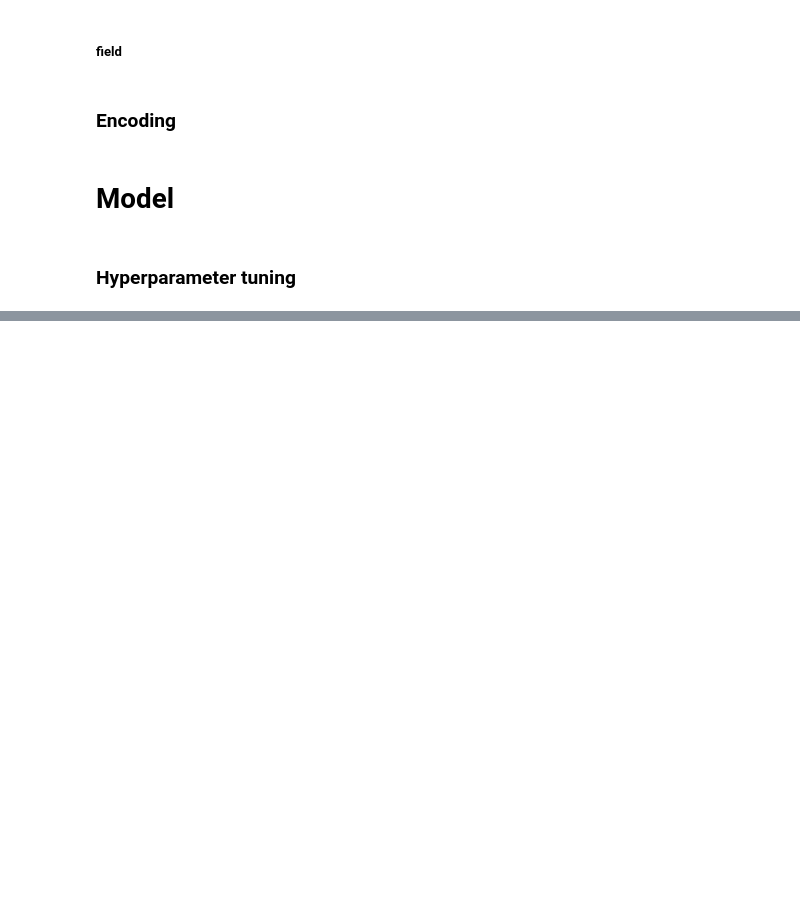
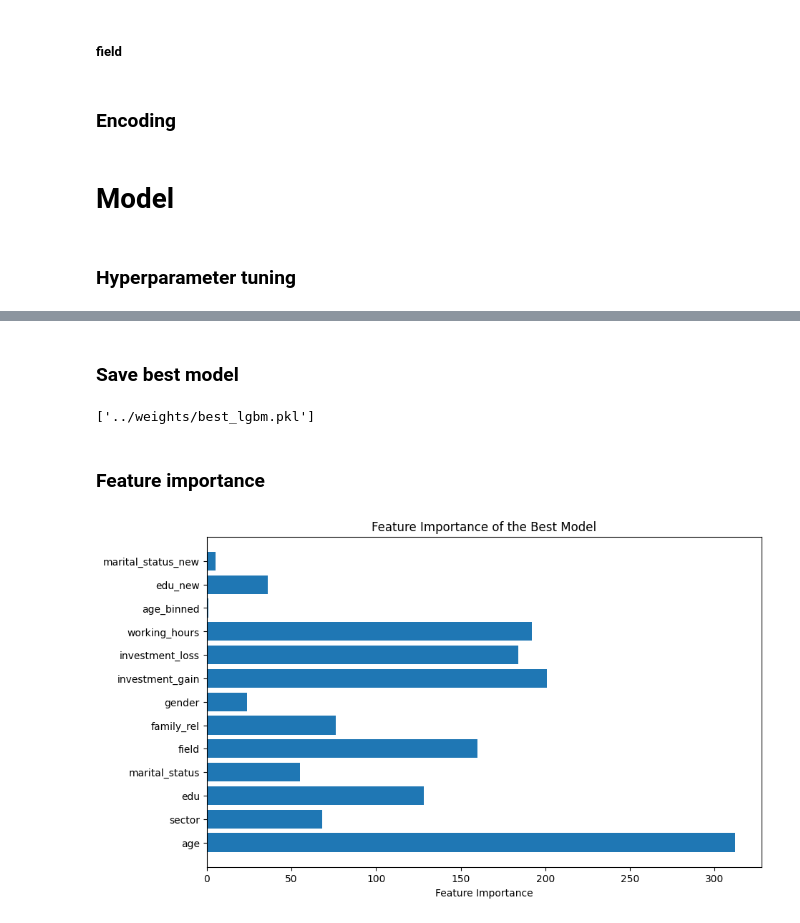
Before and after one commit to KieuSonTung/VPBank, a Jupyter notebook: notebook/test.ipynb, the cells around one changed output, grey strips where cells are left out. Cells and saved outputs as stored; diff of their text form; code cells hidden in the pictures; blank space fills up the shorter version.

Commit message:
feat: add export best model and feat importance

```diff
--- a/notebook/test.ipynb
+++ b/notebook/test.ipynb
@@ -565,0 +566,33 @@ VALID: Trial 5 - Accuracy: 0.8160990577906745, F1: 0.5578609716279983, Precision
+# %% [markdown]
+### Save best model
+# %%
+best_params = trial.params
+best_params['objective'] = 'binary'
+best_params['metric'] = 'binary_logloss'
+best_params['boosting_type'] = 'gbdt'
+best_params['verbose'] = -1
+best_params['feature_pre_filter'] = False
+best_params['n_jobs'] = -1
+# %%
+import joblib
+
+dtrain = lgb.Dataset(X_encoded, label=y)
+best_gbm = lgb.train(best_params, dtrain, num_boost_round=100)
+
+# Save the best model
+joblib.dump(best_gbm, '../weights/best_lgbm.pkl')
+# %% [output]
+['../weights/best_lgbm.pkl']
+# %% [markdown]
+### Feature importance
+# %%
+# Plot feature importance
+importance = best_gbm.feature_importance()
+feature_names = X_encoded.columns
+plt.figure(figsize=(10, 6))
+plt.barh(range(len(importance)), importance, tick_label=feature_names)
+plt.xlabel('Feature Importance')
+plt.title('Feature Importance of the Best Model')
+plt.show()
+# %% [output]
+[figure, added]
```
Also changed, not shown: parts of 1 cell of this notebook.
